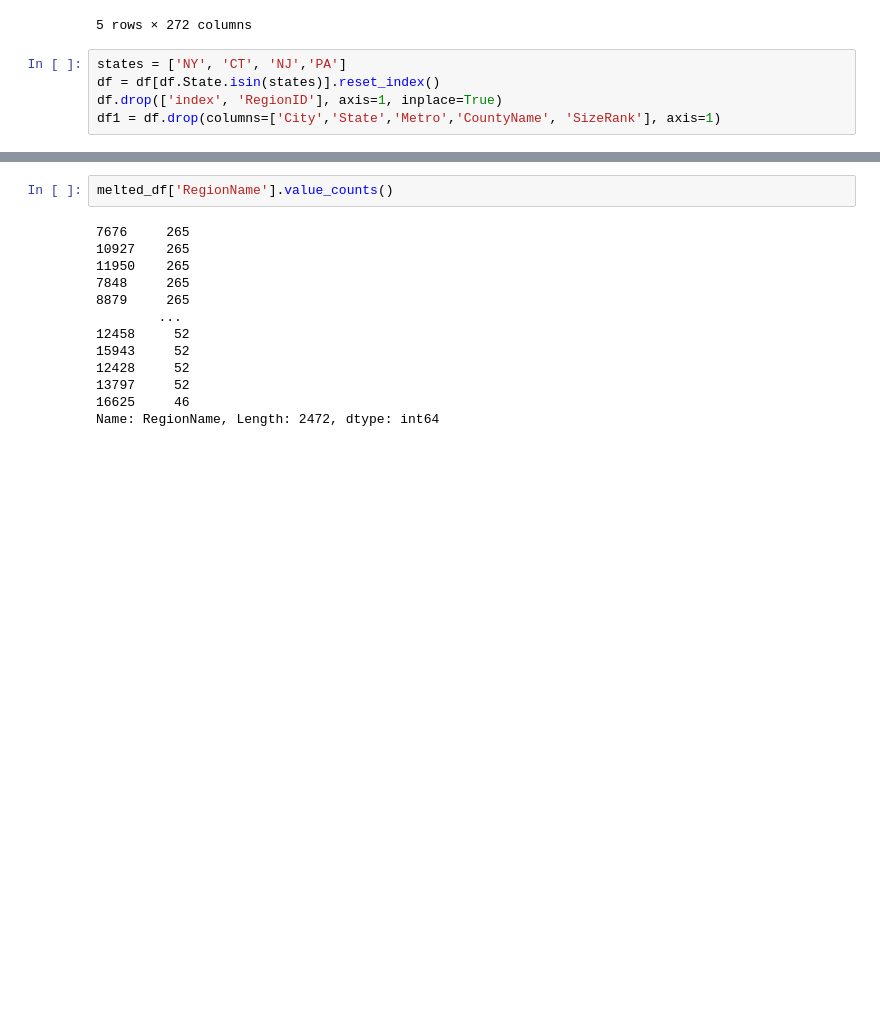
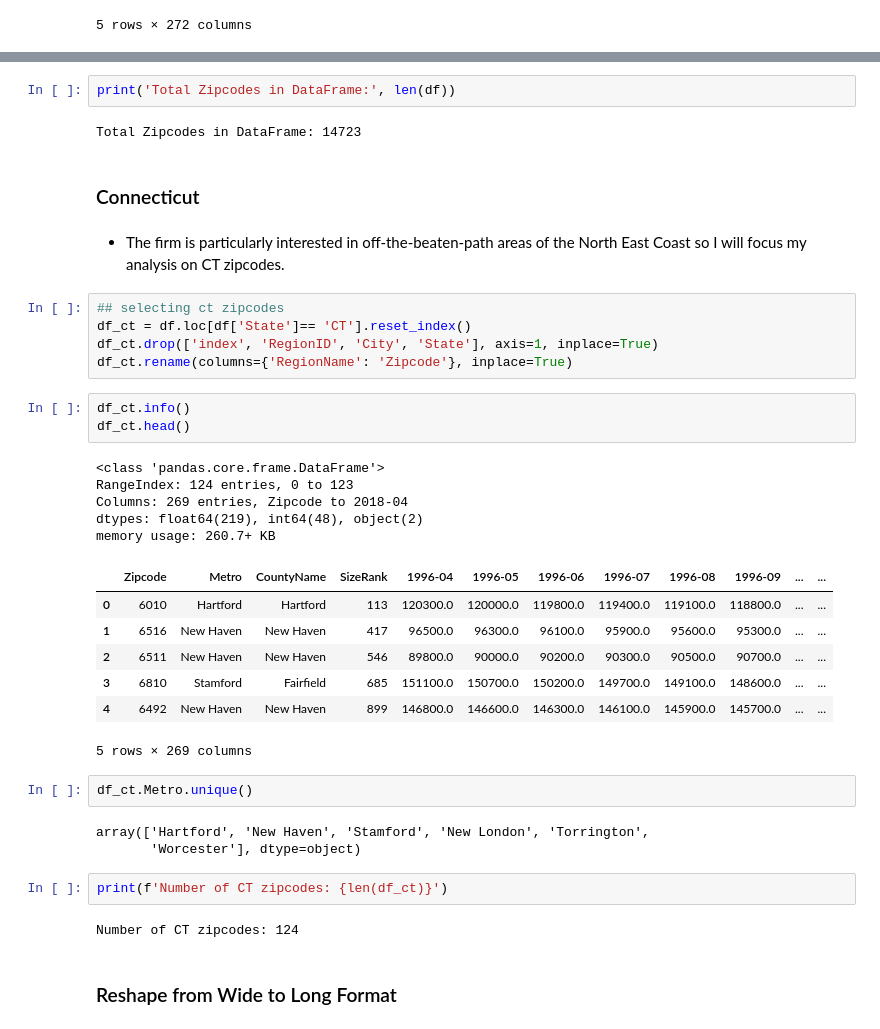
Before and after one commit to adcm2292/dsc-phase-4-project, a Jupyter notebook: 1 notebook.ipynb, the cells around one changed output, grey strips where cells are left out. Saved outputs shown, nothing was run; the diff lists cells and outputs as text; blank space fills up the shorter version.

```diff
--- a/1 notebook.ipynb
+++ b/1 notebook.ipynb
@@ -52,8 +64,3 @@ memory usage: 30.6+ MB
 | 3 | 84616 | 60614 | Chicago | IL | Chicago | Cook | 4 | 498100.0 | 500900.0 | 503100.0 | ... |
 | 4 | 93144 | 79936 | El Paso | TX | El Paso | El Paso | 5 | 77300.0 | 77300.0 | 77300.0 | ... |
 5 rows × 272 columns
-# %%
-states = ['NY', 'CT', 'NJ','PA']
-df = df[df.State.isin(states)].reset_index()
-df.drop(['index', 'RegionID'], axis=1, inplace=True)
-df1 = df.drop(columns=['City','State','Metro','CountyName', 'SizeRank'], axis=1)
@@ -154,15 +67,40 @@ array([    7,    11,    13, ..., 14703, 14716, 14718])
-# %%
-melted_df['RegionName'].value_counts()
-# %% [output]
-7676     265
-10927    265
-11950    265
-7848     265
-8879     265
-        ...
-12458     52
-15943     52
-12428     52
-13797     52
-16625     46
-Name: RegionName, Length: 2472, dtype: int64
+# %%
+print('Total Zipcodes in DataFrame:', len(df))
+# %% [output]
+Total Zipcodes in DataFrame: 14723
+# %% [markdown]
+### Connecticut
+# %% [markdown]
+* The firm is particularly interested in off-the-beaten-path areas of the North East Coast so I will focus my analysis on CT zipcodes.
+# %%
+## selecting ct zipcodes
+df_ct = df.loc[df['State']== 'CT'].reset_index()
+df_ct.drop(['index', 'RegionID', 'City', 'State'], axis=1, inplace=True)
+df_ct.rename(columns={'RegionName': 'Zipcode'}, inplace=True)
+# %%
+df_ct.info()
+df_ct.head()
+# %% [output]
+<class 'pandas.core.frame.DataFrame'>
+RangeIndex: 124 entries, 0 to 123
+Columns: 269 entries, Zipcode to 2018-04
+dtypes: float64(219), int64(48), object(2)
+memory usage: 260.7+ KB
+|  | Zipcode | Metro | CountyName | SizeRank | 1996-04 | 1996-05 | 1996-06 | 1996-07 | 1996-08 | 1996-09 | ... | ... |
+| 0 | 6010 | Hartford | Hartford | 113 | 120300.0 | 120000.0 | 119800.0 | 119400.0 | 119100.0 | 118800.0 | ... | ... |
+| 1 | 6516 | New Haven | New Haven | 417 | 96500.0 | 96300.0 | 96100.0 | 95900.0 | 95600.0 | 95300.0 | ... | ... |
+| 2 | 6511 | New Haven | New Haven | 546 | 89800.0 | 90000.0 | 90200.0 | 90300.0 | 90500.0 | 90700.0 | ... | ... |
+| 3 | 6810 | Stamford | Fairfield | 685 | 151100.0 | 150700.0 | 150200.0 | 149700.0 | 149100.0 | 148600.0 | ... | ... |
+| 4 | 6492 | New Haven | New Haven | 899 | 146800.0 | 146600.0 | 146300.0 | 146100.0 | 145900.0 | 145700.0 | ... | ... |
+5 rows × 269 columns
+# %%
+df_ct.Metro.unique()
+# %% [output]
+array(['Hartford', 'New Haven', 'Stamford', 'New London', 'Torrington',
+       'Worcester'], dtype=object)
+# %%
+print(f'Number of CT zipcodes: {len(df_ct)}')
+# %% [output]
+Number of CT zipcodes: 124
+# %% [markdown]
+### Reshape from Wide to Long Format
```
Also changed, not shown: parts of 35 cells of this notebook, 1 other file.
